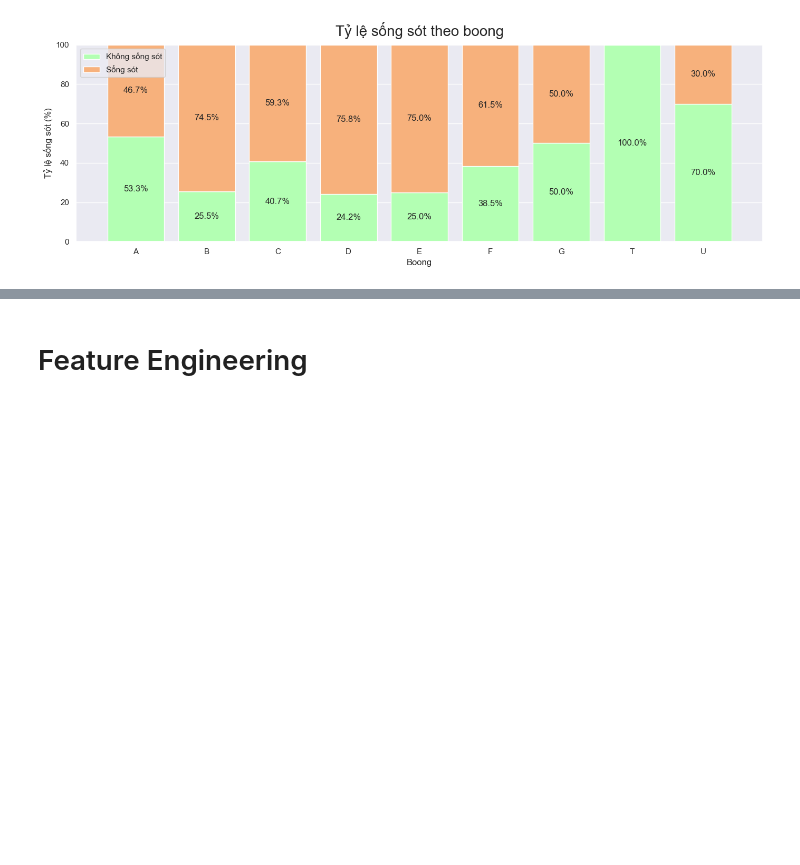
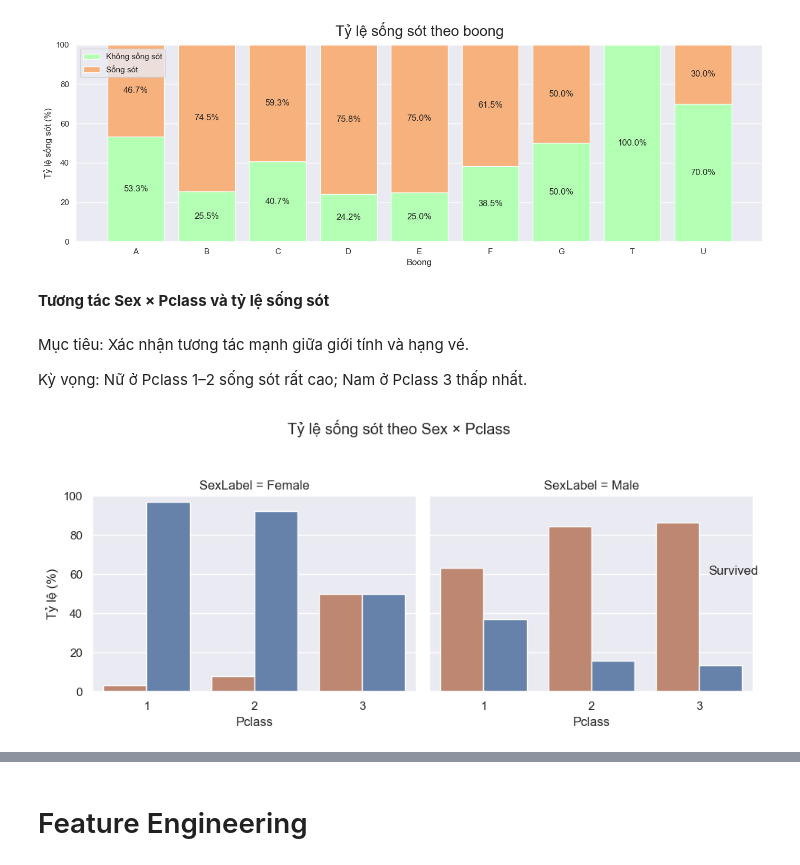
Before and after one commit to Phtzone/SGU25_KPDL_Group, a Jupyter notebook: Challange 1/titanic/titanic.ipynb, the cells around one changed output, grey strips where cells are left out. Drawn from its saved outputs; the diff is of its cells as text; code cells hidden in the pictures; blank space fills up the shorter version.

```diff
--- a/Challange 1/titanic/titanic.ipynb
+++ b/Challange 1/titanic/titanic.ipynb
@@ -462,3 +462,37 @@ plt.tight_layout()
 plt.show()
 # %% [output]
 [figure]
+# %% [markdown]
+**Tương tác Sex × Pclass và tỷ lệ sống sót**
+# %% [markdown]
+Mục tiêu: Xác nhận tương tác mạnh giữa giới tính và hạng vé.
+
+Kỳ vọng: Nữ ở Pclass 1–2 sống sót rất cao; Nam ở Pclass 3 thấp nhất.
+# %%
+train_view = raw_train.copy()
+train_view['SexLabel'] = train_view['Sex'].map({0: 'Female', 1: 'Male'})
+
+ct = pd.crosstab(
+    [train_view['SexLabel'], train_view['Pclass']],
+    train_view['Survived'],
+    normalize='index'
+).mul(100)
+pct = ct.reset_index().melt(
+    id_vars=['SexLabel','Pclass'],
+    var_name='Survived',
+    value_name='pct'
+)
+g = sns.catplot(
+    data=pct, x='Pclass', y='pct', hue='Survived', col='SexLabel',
+    kind='bar', height=4, aspect=1.1, palette=['#C98266','#5B80B5'],
+    legend=False
+)
+g.set_axis_labels('Pclass', 'Tỷ lệ (%)')
+for ax in g.axes.flat:
+    ax.set_ylim(0, 100)
+g.add_legend(title='Survived')
+plt.suptitle('Tỷ lệ sống sót theo Sex × Pclass', y=1.05)
+plt.tight_layout()
+plt.show()
+# %% [output]
+[figure, added]
```
Also changed, not shown: parts of 51 cells of this notebook.
